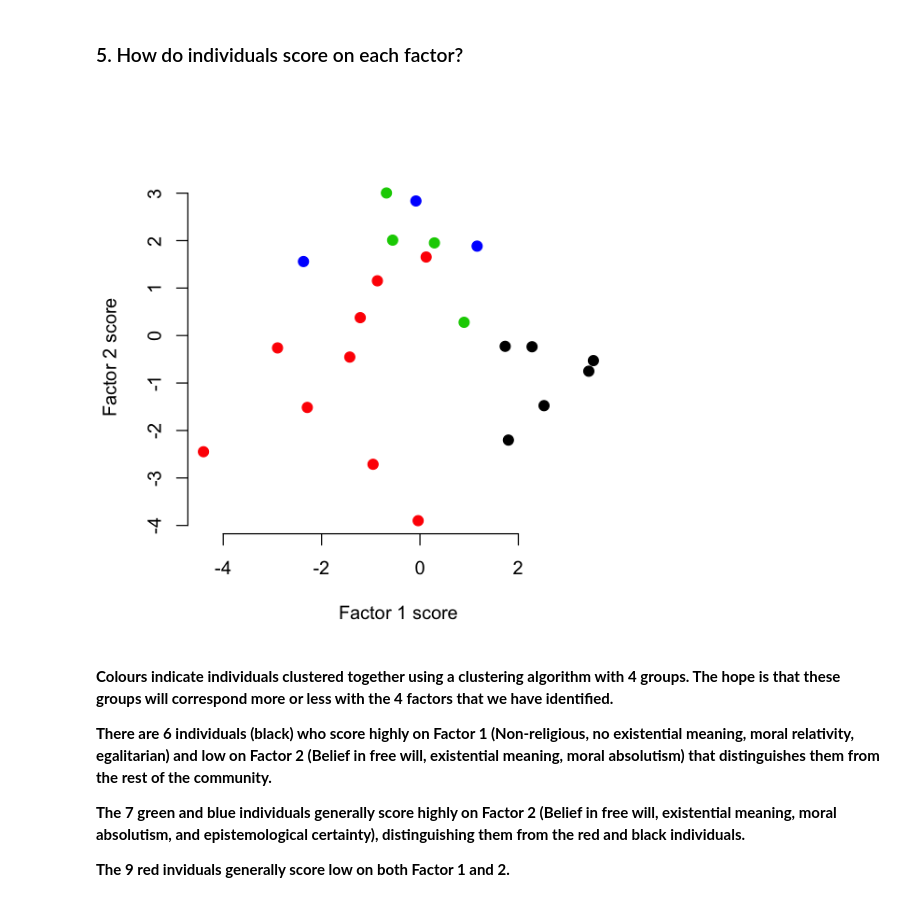
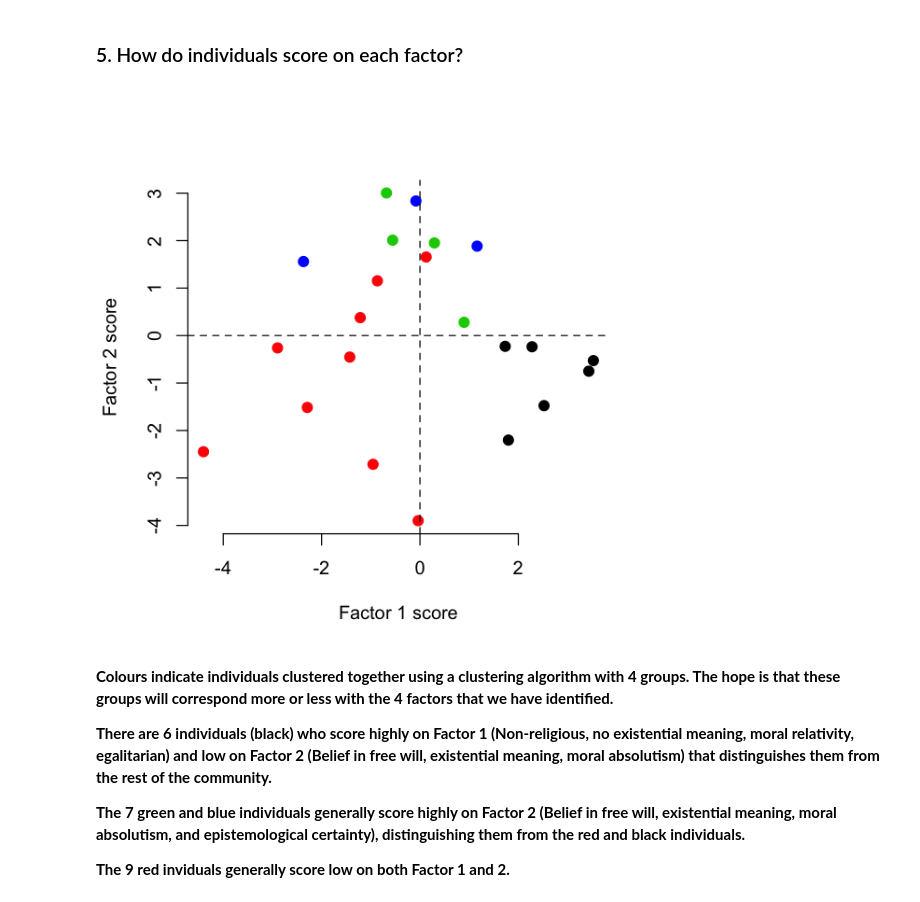
Before and after one commit to claussian/core-beliefs, a Jupyter notebook: Core beliefs questionnaire factor analysis.ipynb, the cells around one changed output. Cells and saved outputs as stored; diff of their text form; code cells hidden in the pictures.

```diff
--- a/Core beliefs questionnaire factor analysis.ipynb
+++ b/Core beliefs questionnaire factor analysis.ipynb
@@ -119,12 +119,13 @@ for (i in 1:4){
 # %%
 library(cluster)
 bdist <- dist(bmat)
 p <- pam(bdist,4)
 options(repr.plot.width=5, repr.plot.height=5)
 plot(bpc$scores[,1],bpc$scores[,2],col=p$clustering,pch=19,bty='n',cex=1.2,
     xlab='Factor 1 score', ylab='Factor 2 score')
+abline(v=0,h=0,lty=2)
 # %% [output]
-[figure, old version]
+[figure, new version]
 # %% [markdown]
 **Colours indicate individuals clustered together using a clustering algorithm with 4 groups. The hope is that these groups will correspond more or less with the 4 factors that we have identified.**
 
```
Also changed, not shown: parts of 2 cells of this notebook.
